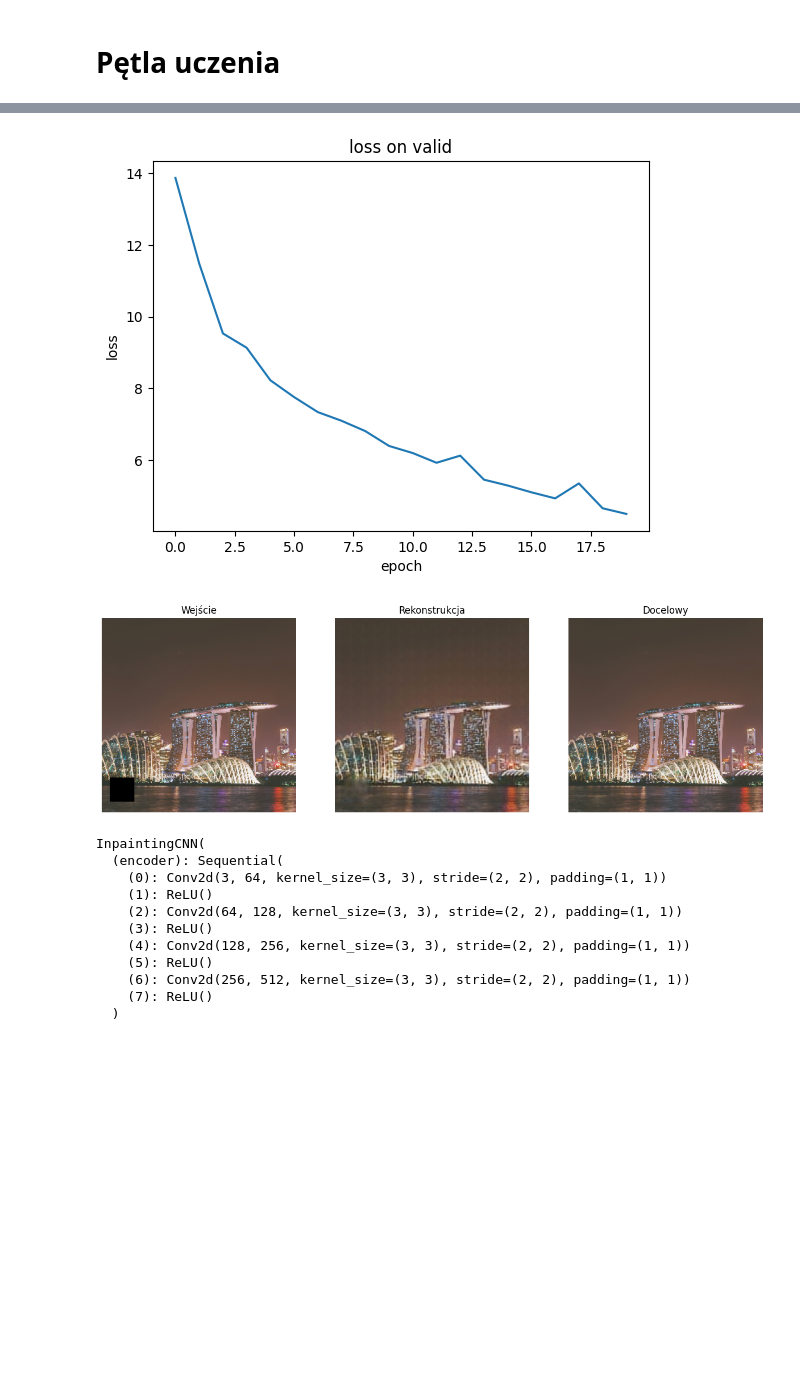
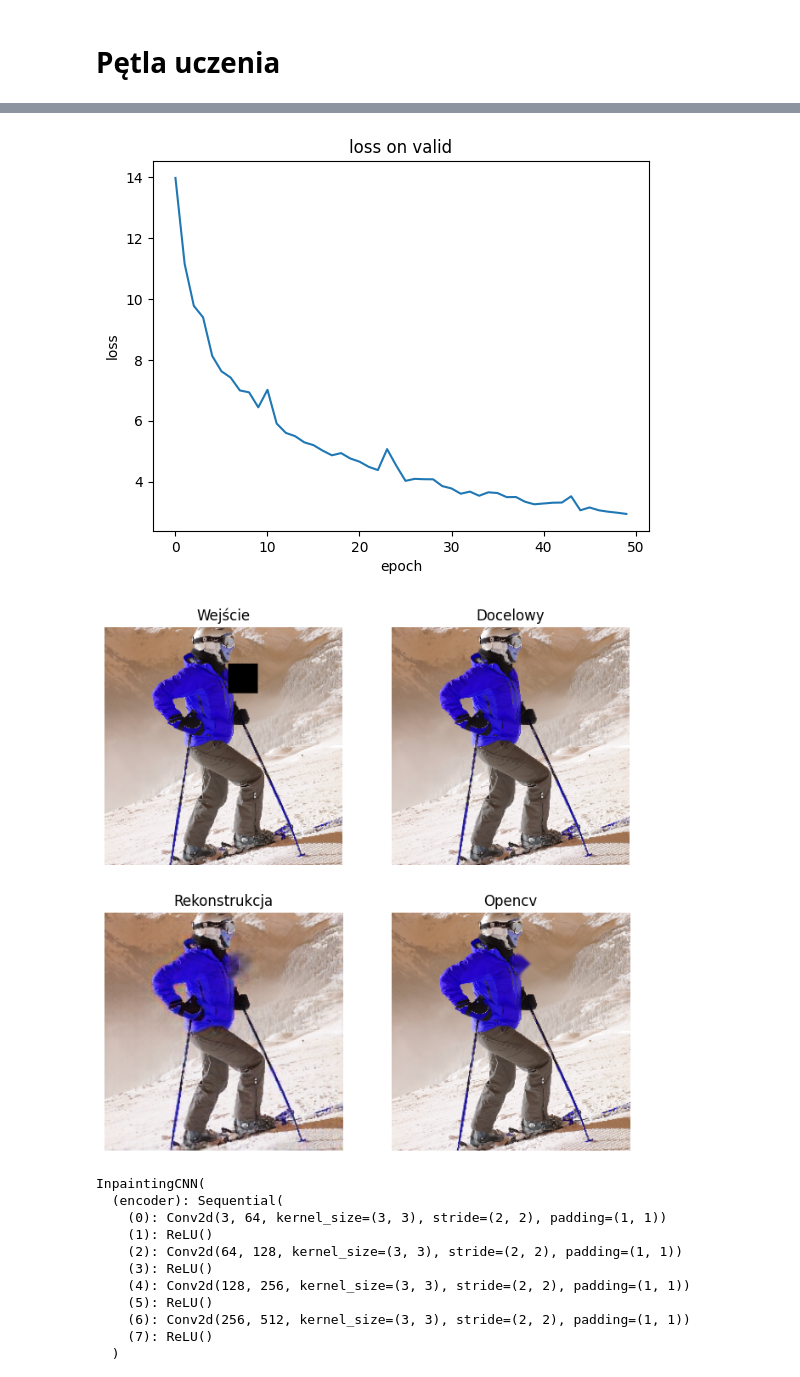
Before and after one commit to twezowic/SIGK, a Jupyter notebook: 1.ipynb, the cells around one changed output, grey strips where cells are left out. Saved outputs shown, nothing was run; the diff lists cells and outputs as text; code cells hidden in the pictures; blank space fills up the shorter version.

Commit message:
Add 50epochs trained model

```diff
--- a/1.ipynb
+++ b/1.ipynb
@@ -231,7 +231,7 @@ criterion = nn.MSELoss()
 # %%
 import tqdm
 
-num_epochs = 10
+num_epochs = 30
 
 losses = {"train":[],"val":[]}
 
@@ -368,7 +374,7 @@ cuda
 # %% [markdown]
 # Pętla uczenia
 # %%
-num_epochs = 10
+num_epochs = 50
 
 losses = {"train":[],"val":[]}
 
@@ -437,37 +448,46 @@ plt.xlabel("epoch")
 plt.title("loss on valid")
 plt.show()
 # %% [output]
-[figure, old version]
+[figure, new version]
 # %%
 a = random.choice(valid_dataset)
-# a = valid_dataset[7]
+# a = valid_dataset[25]
 model.eval()
 
 out = model(a[0].to(device))
 out = out.permute(1, 2, 0).detach().cpu().numpy()
 # out = denormalize(out)  # na liczbach z przedziału (0, 1) też jakoś wyświetla więc nie trzeba denormalize
 
 dest = a[1].permute(1, 2, 0).detach().numpy()
 input = a[0].permute(1, 2, 0).detach().numpy()
+
+
+black_mask = (np.all(input < 0.05, axis=2)).astype(np.uint8) * 255
+image_uint8 = (input * 255).astype(np.uint8)
+out1 = cv2.inpaint(image_uint8, black_mask, inpaintRadius=3, flags=cv2.INPAINT_TELEA)
 # dest = denormalize(dest)
 
-fig, axes = plt.subplots(1, 3, figsize=(15, 5))
+fig, axes = plt.subplots(2, 2, figsize=(8, 8))
 
-axes[0].imshow(input)
-axes[0].axis('off')
-axes[0].set_title("Wejście")
+axes[0, 0].imshow(input)
+axes[0, 0].axis('off')
+axes[0, 0].set_title("Wejście")
 
-axes[1].imshow(out)
-axes[1].axis('off')
-axes[1].set_title("Rekonstrukcja")
+axes[0, 1].imshow(dest)
+axes[0, 1].axis('off')
+axes[0, 1].set_title("Docelowy")
 
-axes[2].imshow(dest)
-axes[2].axis('off')
-axes[2].set_title("Docelowy")
+axes[1, 0].imshow(out)
+axes[1, 0].axis('off')
+axes[1, 0].set_title("Rekonstrukcja")
+
+axes[1, 1].imshow(out1)
+axes[1, 1].axis('off')
+axes[1, 1].set_title("Opencv")
 
 plt.show()
 # %% [output]
-[figure, old version]
+[figure, new version]
 # %%
 torch.save(model, "model_inpainting.pth")
 # %%
```
Also changed, not shown: parts of 4 cells of this notebook, 1 other file.
